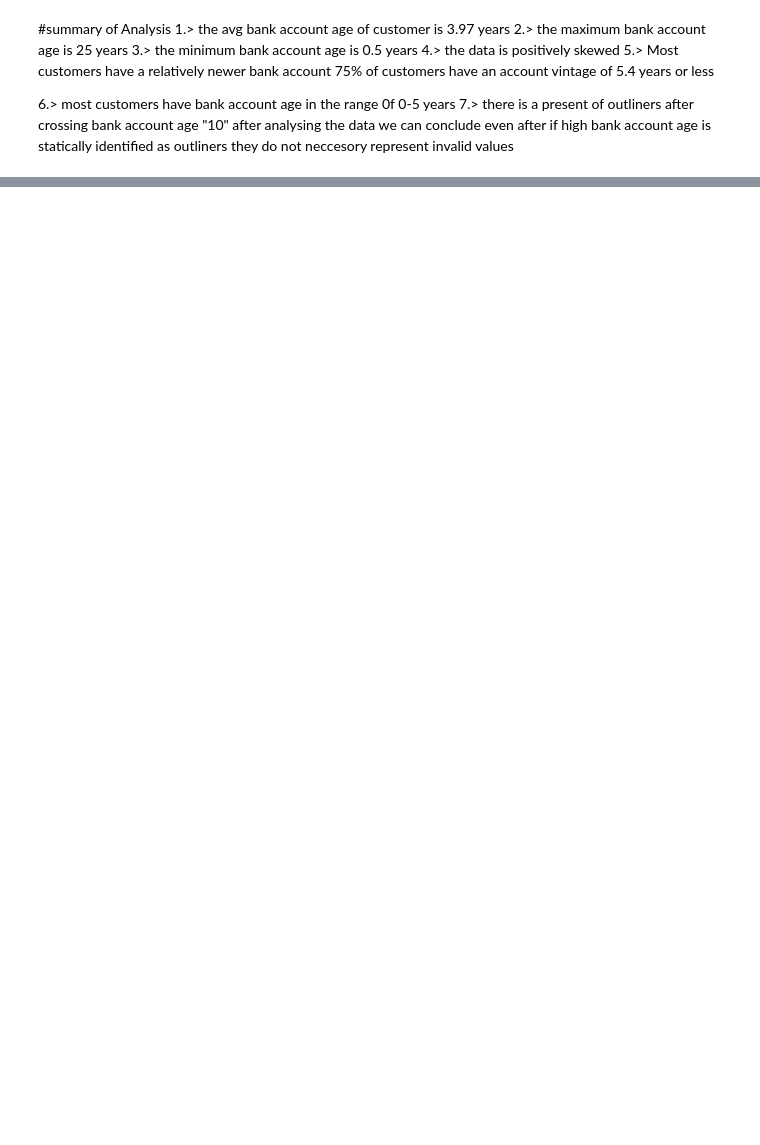
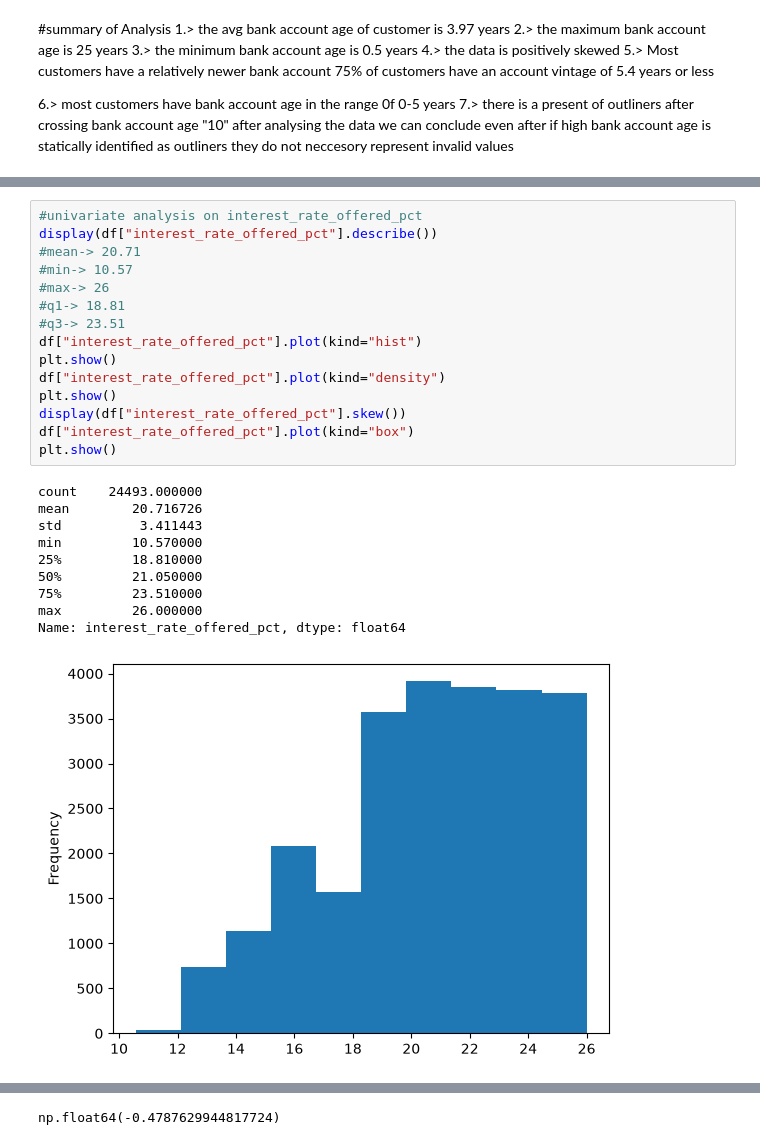
Before and after one commit to Nayan-2006-opensource/loan-default-risk-analysis, a Jupyter notebook: Notebooks/Loan_EDA.ipynb, the cells around one changed output, grey strips where cells are left out. Cells and saved outputs as stored; diff of their text form; blank space fills up the shorter version.

Commit message:
univariate analysis

```diff
--- a/Notebooks/Loan_EDA.ipynb
+++ b/Notebooks/Loan_EDA.ipynb
@@ -206,0 +533,26 @@ they do not neccesory represent invalid values
+# %%
+#univariate analysis on interest_rate_offered_pct
+display(df["interest_rate_offered_pct"].describe())
+#mean-> 20.71
+#min-> 10.57
+#max-> 26
+#q1-> 18.81
+#q3-> 23.51
+df["interest_rate_offered_pct"].plot(kind="hist")
+plt.show()
+df["interest_rate_offered_pct"].plot(kind="density")
+plt.show()
+display(df["interest_rate_offered_pct"].skew())
+df["interest_rate_offered_pct"].plot(kind="box")
+plt.show()
+# %% [output]
+count    24493.000000
+mean        20.716726
+std          3.411443
+min         10.570000
+25%         18.810000
+50%         21.050000
+75%         23.510000
+max         26.000000
+Name: interest_rate_offered_pct, dtype: float64
+[figure, added]
@@ -206,0 +560 @@ they do not neccesory represent invalid values
+np.float64(-0.4787629944817724)
```
Also changed, not shown: parts of 20 cells of this notebook.
